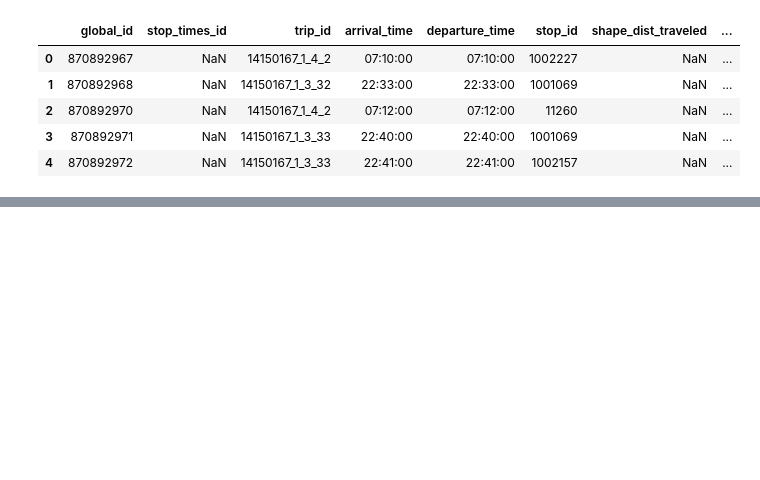
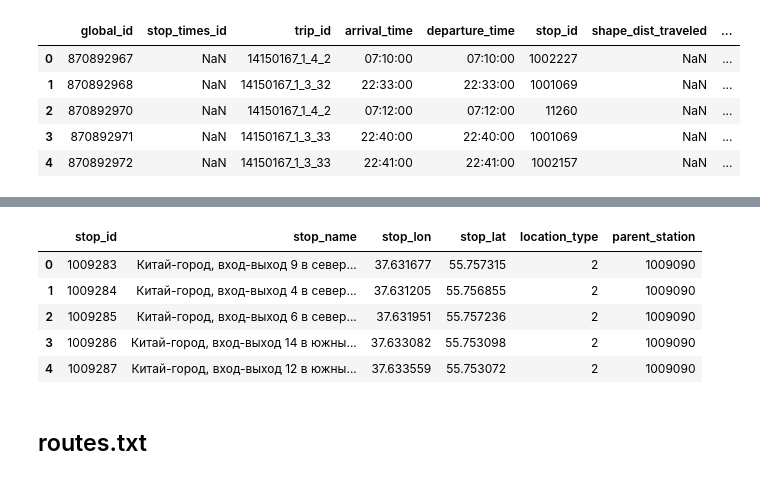
Before and after one commit to andreytyu/rent-my-flat, a Jupyter notebook: get_gtfs.ipynb, the cells around one changed output, grey strips where cells are left out. Cells and saved outputs as stored; diff of their text form; code cells hidden in the pictures; blank space fills up the shorter version.

```diff
--- a/get_gtfs.ipynb
+++ b/get_gtfs.ipynb
@@ -117,0 +196,6 @@ os.remove(temp_file)
+# %%
+df = df.merge(main_stations[['Line',
+               'stop_name',
+               'stop_id']].rename(columns={'stop_id':'parent_station',
+                                          'stop_name':'NameOfStation'}),
+        on=['NameOfStation', 'Line'])
@@ -117,0 +207,20 @@ os.remove(temp_file)
+# %%
+df['stop_id'] = range(max_stop_id+1, max_stop_id+1+len(df))
+df['location_type'] = 2
+# %%
+stops = pd.concat([df[['stop_id', 'stop_name', 'stop_lon', 'stop_lat', 'location_type', 'parent_station']],
+         main_stations[['stop_id', 'stop_name', 'stop_lon', 'stop_lat', 'location_type', 'parent_station']],
+          stops],
+         sort=False,
+         ignore_index=True)
+stops.to_csv('data/gtfs/stops.txt', sep=',', index=False)
+stops.head()
+# %% [output]
+|  | stop_id | stop_name | stop_lon | stop_lat | location_type | parent_station |
+| 0 | 1009283 | Китай-город, вход-выход 9 в север... | 37.631677 | 55.757315 | 2 | 1009090 |
+| 1 | 1009284 | Китай-город, вход-выход 4 в север... | 37.631205 | 55.756855 | 2 | 1009090 |
+| 2 | 1009285 | Китай-город, вход-выход 6 в север... | 37.631951 | 55.757236 | 2 | 1009090 |
+| 3 | 1009286 | Китай-город, вход-выход 14 в южны... | 37.633082 | 55.753098 | 2 | 1009090 |
+| 4 | 1009287 | Китай-город, вход-выход 12 в южны... | 37.633559 | 55.753072 | 2 | 1009090 |
+# %% [markdown]
+## routes.txt
```
Also changed, not shown: parts of 36 cells of this notebook, 1 other file.
